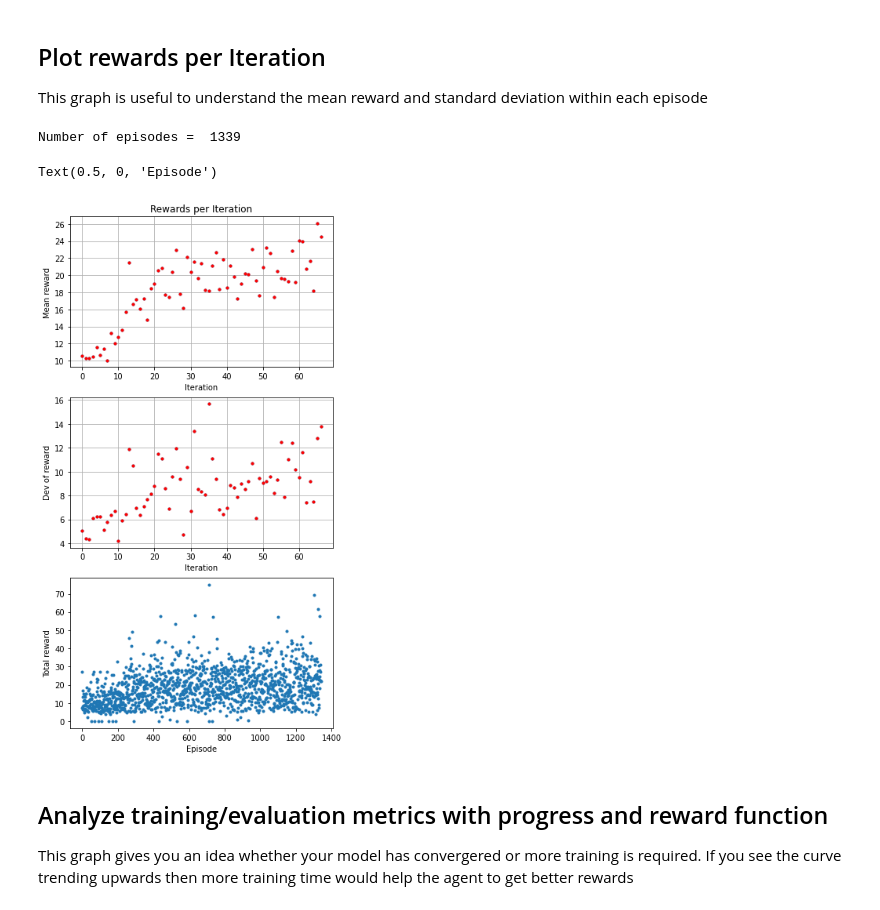
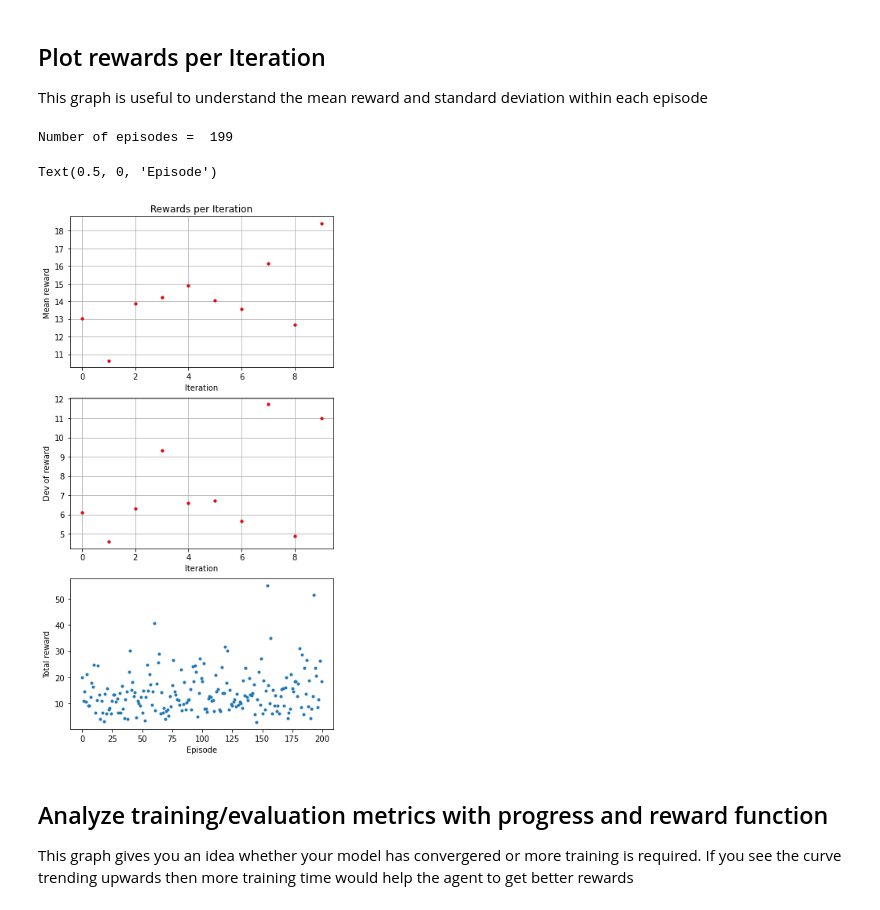
Before and after one commit to ashtonwebster/aws-deepracer-workshops, a Jupyter notebook: log-analysis/DeepRacer Log Analysis Local.ipynb, the cells around one changed output. Drawn from its saved outputs; the diff is of its cells as text; code cells hidden in the pictures.

```diff
--- a/log-analysis/DeepRacer Log Analysis Local.ipynb
+++ b/log-analysis/DeepRacer Log Analysis Local.ipynb
@@ -58,7 +60,7 @@ from log_analysis import *
 from os import listdir
 from os.path import isfile, join
 # %%
-model_name="model-1" ## Change to your model i.e. model-1
+model_name="ASK2-OvalTrack-Suman-06-04-clone" ## Change to your model i.e. model-1
 is_training = True  ## Make this False if you want to do log analysis on Evaluation.
 
 simtrace_path = "./downloaded_model/{}/sim-trace/training/training-simtrace/".format(model_name)
@@ -289,10 +297,10 @@ def plot_top_laps(sorted_idx, n_laps=5):
 # %%
 EPISODE_PER_ITER = 20 if is_training else 1
 # %%
-df = pd.read_csv(merged_simtrace_path)
+df = pd.read_csv(merged_simtrace_path, index_col=False)
 iteration_arr = np.arange(math.ceil(df.episode.max()/EPISODE_PER_ITER)+1) * EPISODE_PER_ITER
 df['iteration'] = np.digitize(df.episode, iteration_arr)
 df = df.rename(columns={"X": "x", "Y": "y", "tstamp": "timestamp"})
-df.head()
+df.tail()
 # %% [output]
 |  | episode | steps | x | y | yaw | steer | throttle | action | reward | done | ... |
@@ -324,8 +362,8 @@ This graph is useful to understand the mean reward and standard deviation within
 REWARD_THRESHOLD = 0
 
 # reward graph per episode
-min_episodes = np.min(df['episode'])
-max_episodes = np.max(df['episode'])
+min_episodes = int(np.min(df['episode']))
+max_episodes = int(np.max(df['episode']))
 print('Number of episodes = ', max_episodes)
 
 total_reward_per_episode = list()
@@ -351,35 +389,35 @@ fig = plt.figure(figsize=(6, 12))
 ax = fig.add_subplot(311)
 ax.plot(np.arange(len(average_reward_per_iteration)), average_reward_per_iteration, '.')
 ax.set_title('Rewards per Iteration')
 ax.set_ylabel('Mean reward')
 ax.set_xlabel('Iteration')
 
 for rr in range(len(average_reward_per_iteration)):
     if average_reward_per_iteration[rr] >= REWARD_THRESHOLD :
         ax.plot(rr, average_reward_per_iteration[rr], 'r.')
 
 plt.grid(True)
 
 ax = fig.add_subplot(312)
 ax.plot(np.arange(len(deviation_reward_per_iteration)), deviation_reward_per_iteration, '.')
 
 ax.set_ylabel('Dev of reward')
 ax.set_xlabel('Iteration')
 plt.grid(True)
 
 for rr in range(len(average_reward_per_iteration)):
     if average_reward_per_iteration[rr] >= REWARD_THRESHOLD:
         ax.plot(rr, deviation_reward_per_iteration[rr], 'r.')
 
 
 ax = fig.add_subplot(313)
 ax.plot(np.arange(len(total_reward_per_episode)), total_reward_per_episode, '.')
 ax.set_ylabel('Total reward')
 ax.set_xlabel('Episode')
 # %% [output]
-Number of episodes =  1339
+Number of episodes =  199
 Text(0.5, 0, 'Episode')
-[figure, old version]
+[figure, new version]
 # %% [markdown]
 ## Analyze training/evaluation metrics with progress and reward function
 
```
Also changed, not shown: parts of 30 cells of this notebook, 2 other files.
